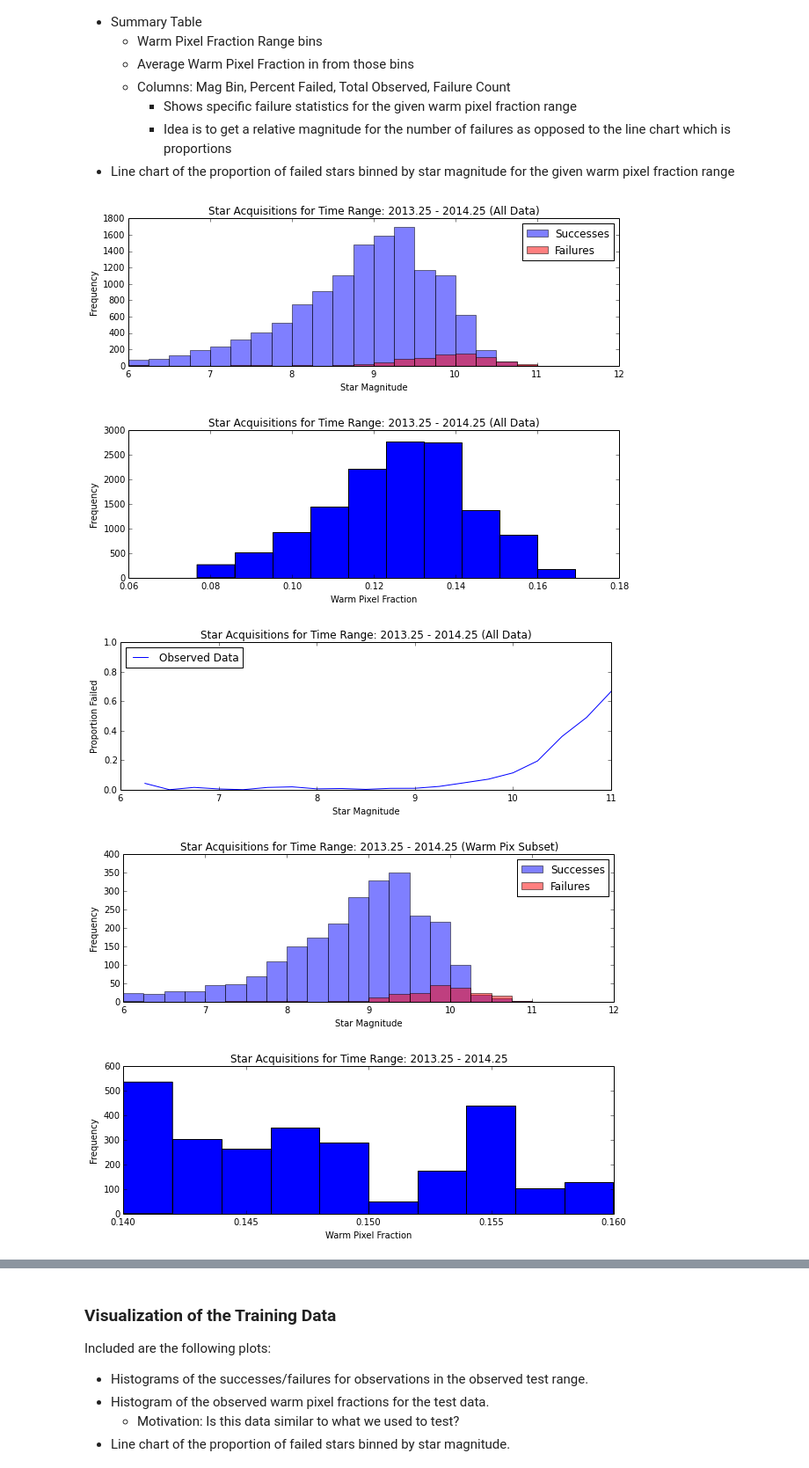
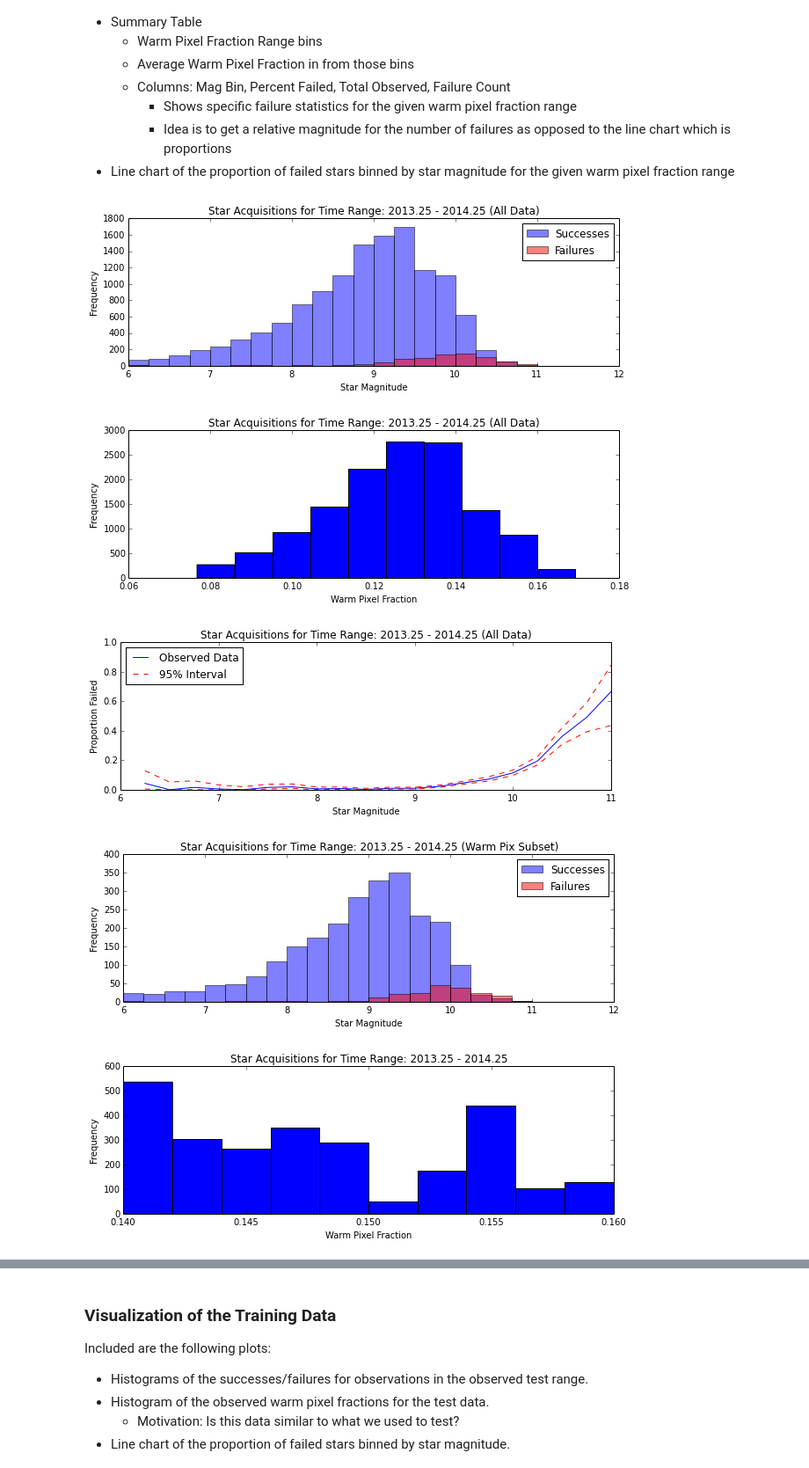
Before and after one commit to sot/aca_stats, a Jupyter notebook: Chandra_PyStan.ipynb, the cells around one changed output, grey strips where cells are left out. Shown at 88% size. Drawn from its saved outputs; the diff is of its cells as text; code cells hidden in the pictures.

Commit message:
Updated Chandra_PyStan with intervals

```diff
--- a/Chandra_PyStan.ipynb
+++ b/Chandra_PyStan.ipynb
@@ -49,3 +55,19 @@ def subset_range_warmpix(dset, wpf):
+# %%
+def wilsoninterval(failures, total_count):
+    pHat = failures.astype(float)/total_count
+
+    z = 1.96
+    f = failures
+    n = total_count
+    upper = (2*n*pHat + z**2 + (z * np.sqrt(z**2 - (1/n) + 4*n*pHat*(1-pHat) - (4*pHat - 2)) + 1))/(2*(n + z**2))
+    lower = (2*n*pHat + z**2 - (z * np.sqrt(z**2 - (1/n) + 4*n*pHat*(1-pHat) - (4*pHat - 2)) + 1))/(2*(n + z**2))
+    for i, j in enumerate(upper):
+        if j > 1.0:
+            upper[i] = 1.0
+    for i, j in enumerate(lower):
+        if j < 0.0:
+            lower[i] = 0
+    return upper, lower
 # %% [markdown]
 ### Setting up the training subset of data
 
@@ -121,11 +143,14 @@ failure_counts, bin_edges = np.histogram(train_fail['mag'], bins=nbins)
 success_counts, bin_edges = np.histogram(train_success['mag'], bins=nbins)
 total_counts, bin_edges = np.histogram(traindata['mag'], bins=nbins)
 percent_fail = failure_counts.astype(float) / total_counts
+pupper, plower = wilsoninterval(failure_counts, total_counts)
 
 F = plt.figure()
 p1, = plt.plot(bin_edges[1:], percent_fail)
-plt.legend([p1],
-           ["Observed Data"], loc=2)
+p2, = plt.plot(bin_edges[1:], plower, linestyle='--', color='red')
+p3, = plt.plot(bin_edges[1:], pupper, linestyle='--', color='red')
+plt.legend([p1, p2],
+           ["Observed Data", "95% Interval"], loc=2)
 plt.ylim((0.,1.))
 plt.xlim((6.,11.))
 F.set_size_inches(10,3)
@@ -139,6 +164,7 @@ failure_counts, bin_edges = np.histogram(wp_train_range[wp_train_range['obc_id']
 success_counts, bin_edges = np.histogram(wp_train_range[wp_train_range['obc_id']=="ID"]['mag'], bins=nbins)
 total_counts, bin_edges = np.histogram(wp_train_range['mag'], bins=nbins)
 percent_fail = failure_counts.astype(float) / total_counts
+pupper, plower = wilsoninterval(failure_counts, total_counts)
 
 F = plt.figure()
 plt.hist(wp_train_range[wp_train_range['obc_id']=="ID"]['mag'], bins=nbins, color='b', alpha=0.5, label="Successes")
@@ -155,34 +181,36 @@ plt.hist(wp_train_range['warm_pix'])
 F.set_size_inches(10,3)
 plt.xlabel('Warm Pixel Fraction')
 plt.ylabel('Frequency')
 plt.title('Star Acquisitions for Time Range: {} - {} '.format(train_start, train_end))
 plt.show()
 
 
 print """Warm Pixel Fraction Range: {0:<3.2f} - {1:3.2f}""".format(wp_test - 0.01, wp_test + 0.01)
 print """Average WPF              : {}\n""".format(np.mean(wp_train_range['warm_pix']))
 
 print """{0:^15} | {1:^15} | {2:^15} | {3:^15}""".format("Mag Bin", "Percent Failed", "Total Observed", "Failure Count")
 print """{}""".format("-"*70)
 for i in np.arange(0, len(total_counts)):
     print """{0:<15} | {1:^15.3f} | {2:^15} | {3:^15}""".format("{0:<5.2f} - {1:>5.2f}".format(nbins[i+1] - 0.25, nbins[i+1]),
                                                     100*percent_fail[i],
                                                     total_counts[i],
                                                     failure_counts[i])
 
 F = plt.figure()
 p1, = plt.plot(bin_edges[1:], percent_fail)
+p2, = plt.plot(bin_edges[1:], plower, linestyle='--', color='red')
+p3, = plt.plot(bin_edges[1:], pupper, linestyle='--', color='red')
 plt.xlim((8,11))
 plt.ylim((0,1))
 F.set_size_inches(10,3)
 plt.xlabel('Star Magnitude')
 plt.ylabel('Proportion Failed')
 plt.title('Star Acquisitions for Time Range: {} - {}'.format(train_start, train_end))
 plt.show()
 # %% [output]
 [figure]
 [figure]
-[figure, old version]
+[figure, new version]
 [figure]
 [figure]
 Warm Pixel Fraction Range: 0.14 - 0.16
```
Also changed, not shown: parts of 22 cells of this notebook.
